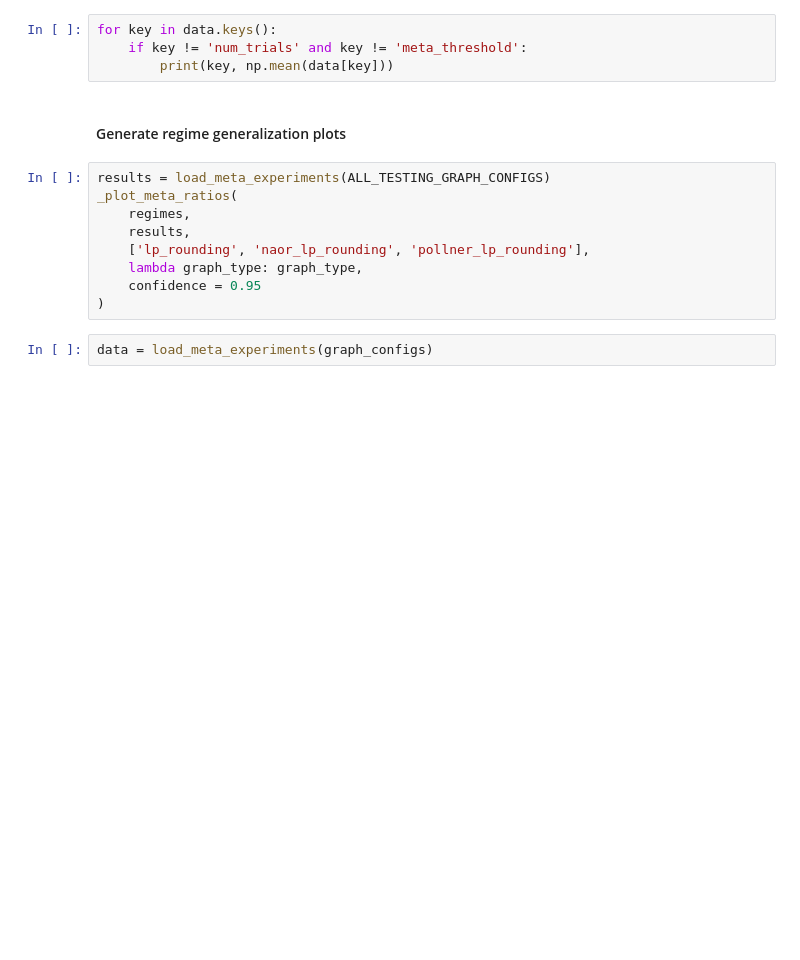
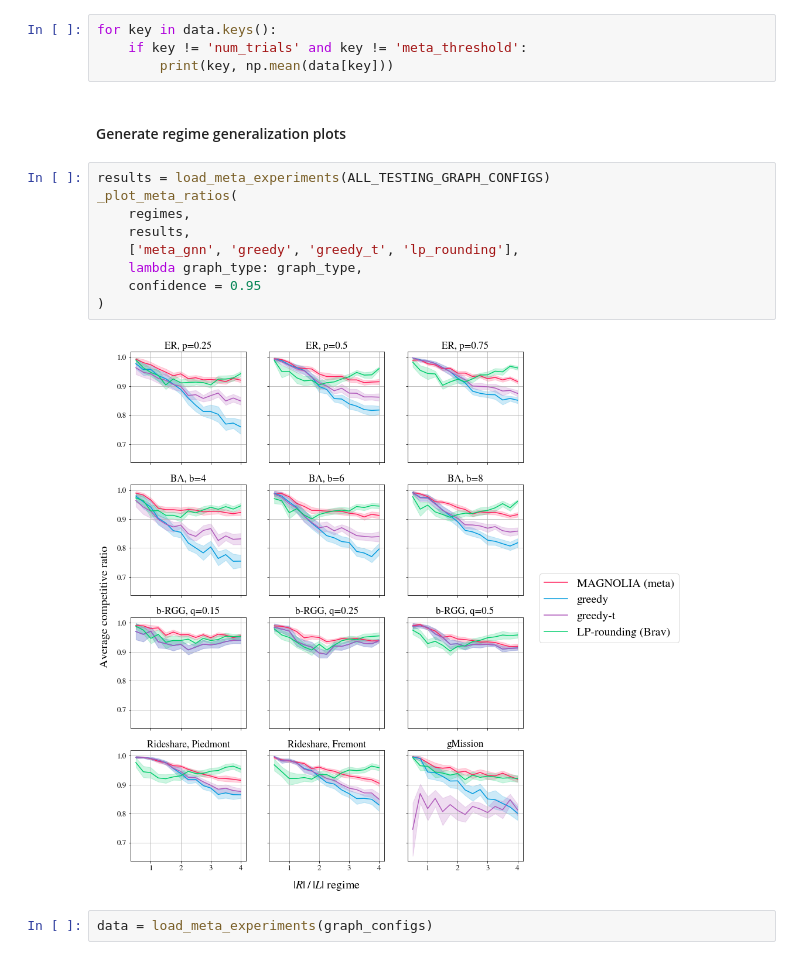
Before and after one commit to anders-wikum/GNN-OBM, a Jupyter notebook: notebooks/exp_regime_generalization.ipynb, the cells around one changed output. Saved outputs shown, nothing was run; the diff lists cells and outputs as text; blank space fills up the shorter version.

Commit message:
Meta training bug fix

```diff
--- a/notebooks/exp_regime_generalization.ipynb
+++ b/notebooks/exp_regime_generalization.ipynb
@@ -141,11 +369,13 @@ for key in data.keys():
 # %%
 results = load_meta_experiments(ALL_TESTING_GRAPH_CONFIGS)
 _plot_meta_ratios(
     regimes,
     results,
-    ['lp_rounding', 'naor_lp_rounding', 'pollner_lp_rounding'],
+    ['meta_gnn', 'greedy', 'greedy_t', 'lp_rounding'],
     lambda graph_type: graph_type,
     confidence = 0.95
 )
+# %% [output]
+[figure, added]
 # %%
 data = load_meta_experiments(graph_configs)
```
Also changed, not shown: parts of 3 cells of this notebook, 3 other files.
